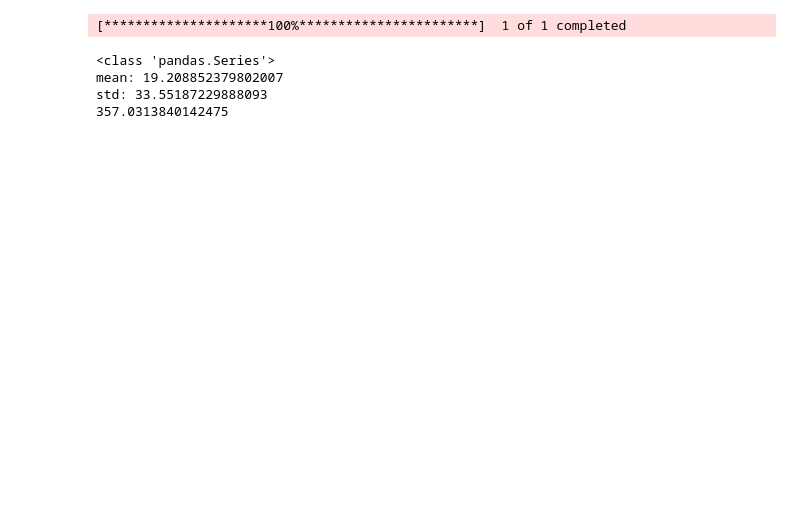
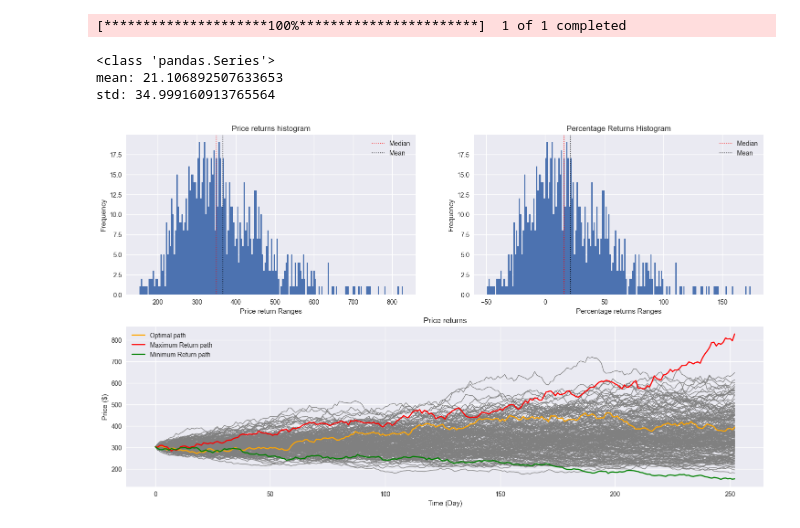
Before and after one commit to Venividivic1802/Py4Fin5-GBM-Upgraded-engine, a Jupyter notebook: Py4Fin5_GBM upgraded engine.ipynb, the cells around one changed output. Drawn from its saved outputs; the diff is of its cells as text; code cells hidden in the pictures; blank space fills up the shorter version.

Commit message:
Add path visualization and optimal/max/min return path selection
Extends simulate_gbm to return paths and pct_returns, adds
histogram and price-path plots, and highlights the optimal,
maximum, and minimum return paths.

```diff
--- a/Py4Fin5_GBM upgraded engine.ipynb
+++ b/Py4Fin5_GBM upgraded engine.ipynb
@@ -6,7 +6,7 @@ import pandas as pd
 
 #Download data from yfinance
 #Take Apple as our targest, simulate its future
-appl = yf.download('AAPL', start = '2021-08-05', end ='2026-08-06', auto_adjust = False, multi_level_index=False)
+appl = yf.download('AAPL', start = '2021-08-13', end ='2026-08-13', auto_adjust = False, multi_level_index=False)
 appl_adj = appl['Adj Close']
 
 print(type(appl_adj))
@@ -16,40 +16,93 @@ daily_returns = appl_adj.pct_change().dropna()
 daily_mu = daily_returns.mean()
 
 daily_sigma = daily_returns.std(ddof=1)
 
 #annualised_mu= daily_mu*252
 ann_mu = daily_mu*252
 ann_sigma = daily_sigma*np.sqrt(252)
 
 S0 = appl_adj.iloc[-1]
 
 
 #Piece 1:
 def simulate_gbm(S0, ann_mu, ann_sigma, days = 252, n_paths=1000, dt=1/252):
     #Piece 2: generating random shock
     e = np.random.normal(0,1,(days,n_paths))
     log_steps = (ann_mu - (ann_sigma**2)/2)*dt + ann_sigma*e*(np.sqrt(dt))
     log_paths = np.cumsum(log_steps, axis=0)
     paths = np.exp(log_paths)*S0
     paths = np.vstack([np.full(n_paths,S0),paths])
     price_returns= paths[-1,:]
     # Alternatively: paths = np.insert(paths, 0, [S0]*1000, axis = 0)
     pct_returns = (paths[-1,:]/paths[0,:]-1)*100
     print('mean:', pct_returns.mean())
     print('std:', pct_returns.std())
-    return price_returns
+    return price_returns, paths, pct_returns
 
 
-price_returns = simulate_gbm(S0, ann_mu, ann_sigma, days = 252, n_paths = 1000, dt =1/252)
+price_returns, paths, pct_returns = simulate_gbm(S0, ann_mu, ann_sigma, days = 252, n_paths = 1000, dt =1/252)
 sorted_paths=np.sort(price_returns) #np.sort(paths)[::-1] for descending order
-median = (sorted_paths[int(len(sorted_paths)/2)]+sorted_paths[int(len(sorted_paths)/2)+1])/2
-print(median)
-distances = paths - median
-possible_idx = distances.argmin()
-print(paths[possible_idx])
+
+#optimal path
+price_median = (sorted_paths[int(len(sorted_paths)/2)]+sorted_paths[int(len(sorted_paths)/2)-1])/2
+price_distances = np.absolute(price_returns - price_median)
+price_idx = price_distances.argmin()
+op_path_return = price_returns[possible_idx]
+op_path = paths[:,possible_idx]
+
+
+#Max Return path
+max_return_idx = price_returns.argmax()
+max_return_path = paths[:,max_return_idx]
+
+#Min Return path
+min_return_idx = price_returns.argmin()
+min_return_path = paths[:,min_return_idx]
+
+sorted_pct = np.sort(pct_returns)
+pct_median = (sorted_pct[int(len(sorted_paths)/2)]+sorted_pct[int(len(sorted_paths)/2)-1])/2
+pct_mean = sorted_pct.mean()
+
+#plotting graphs
+fig = plt.figure(figsize=(18,10))
+plt.style.use('seaborn-v0_8')
+axes = [None]*4
+axes[0]= fig.add_subplot(2,2,1)
+axes[1] = fig.add_subplot(2,2,2)
+axes[2] = fig.add_subplot(2,2,(3,4))
+
+
+axes[0].hist(price_returns, bins = 200)
+axes[0].set_title('Price returns histogram')
+axes[0].set_ylabel('Frequency')
+axes[0].set_xlabel('Price return Ranges')
+axes[0].axvline(price_median, color='red', linestyle = ':', label='Median', linewidth = 1)
+axes[0].axvline(price_returns.mean(), color='black', linestyle = ':', label='Mean', linewidth =1 )
+axes[0].legend()
+
+axes[1].hist(pct_returns, bins = 200)
+axes[1].set_title('Percentage Returns Histogram')
+axes[1].set_ylabel('Frequency')
+axes[1].set_xlabel('Percentage returns Ranges')
+axes[1].axvline(pct_median, color='red', linestyle = ':', label='Median', linewidth = 1)
+axes[1].axvline(pct_mean, color='black', linestyle = ':', label='Mean', linewidth =1 )
+axes[1].legend()
+
+
+axes[2].plot(paths[:,np.random.choice(1000, size = 200, replace = False)], color='grey', linewidth = 1)
+axes[2].plot(op_path, label = 'Optimal path', color = 'orange')
+axes[2].plot(max_return_path, label = 'Maximum Return path', color = 'red')
+axes[2].plot(min_return_path, label = 'Minimum Return path', color = 'green')
+axes[2].set_title('Price returns')
+axes[2].set_xlabel('Time (Day)')
+axes[2].set_ylabel('Price ($)')
+plt.legend()
+
+
+plt.show()
 # %% [output]
 [*********************100%***********************]  1 of 1 completed
 <class 'pandas.Series'>
-mean: 19.208852379802007
-std: 33.55187229888093
-357.0313840142475
+mean: 21.106892507633653
+std: 34.999160913765564
+[figure, added]
```
